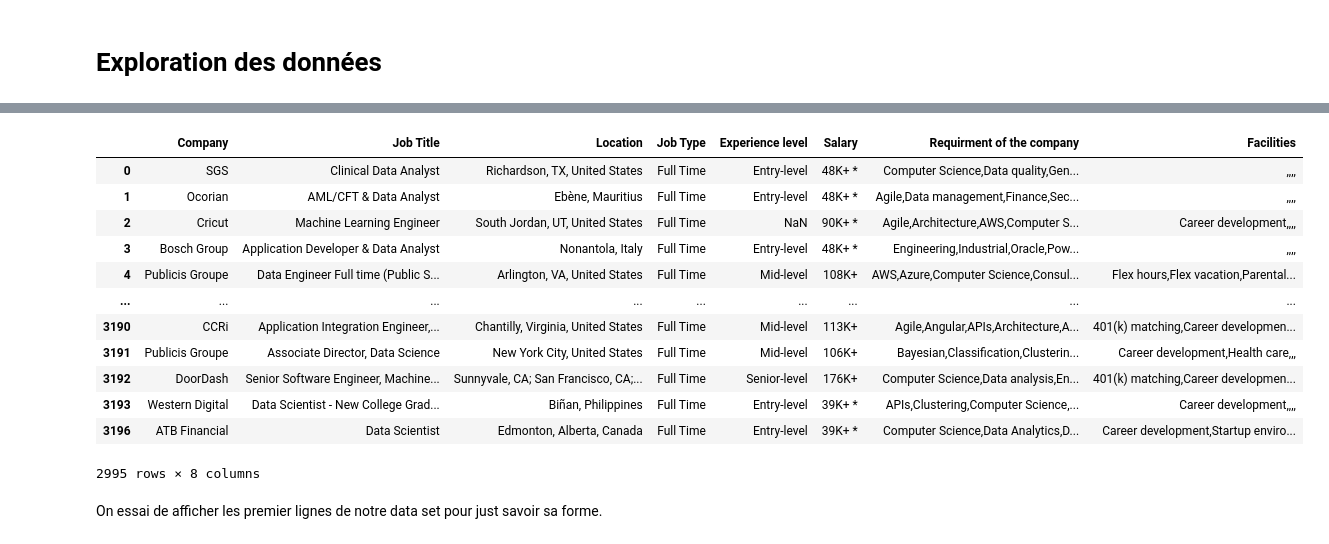
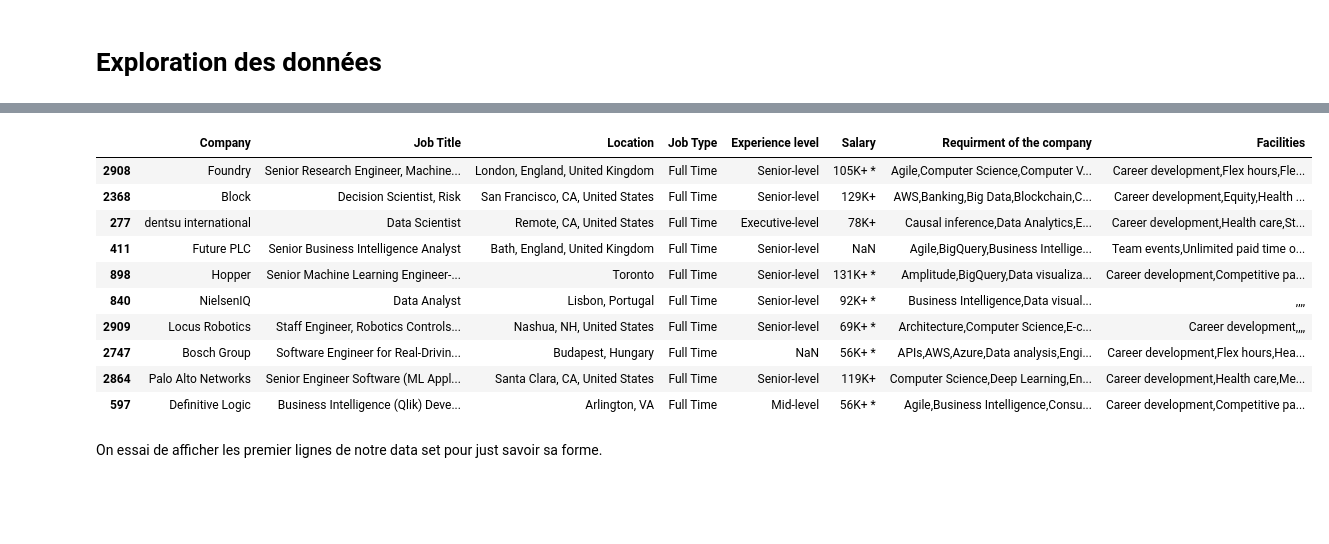
Before and after one commit to elouardyabderrahim/Analyse-des-opportunites-emploi, a Jupyter notebook: dataJob.ipynb, the cells around one changed output, grey strips where cells are left out. Saved outputs shown, nothing was run; the diff lists cells and outputs as text; code cells hidden in the pictures; blank space fills up the shorter version.

```diff
--- a/dataJob.ipynb
+++ b/dataJob.ipynb
@@ -18,21 +18,19 @@ dataFrame.head(10)
 | 8 | Western Digital | Summer 2023 Data Engineering Intern | San Jose, CA, United States | Internship | Entry-level | NaN | Big Data,Computer Science,Enginee... | Career development,Competitive pa... |
 | 9 | Palo Alto Networks | Principal Cloud Data Engineer (Pr... | Santa Clara, CA, United States | Full Time | Senior-level | 140K+ | Agile,APIs,AWS,Azure,Big Data,Com... | Career development,Medical leave,... |
 # %%
-dataFrame
+dataFrame.sample(10)
 # %% [output]
 |  | Company | Job Title | Location | Job Type | Experience level | Salary | Requirment of the company | Facilities |
-| 0 | SGS | Clinical Data Analyst | Richardson, TX, United States | Full Time | Entry-level | 48K+ * | Computer Science,Data quality,Gen... | ,,,, |
-| 1 | Ocorian | AML/CFT & Data Analyst | Ebène, Mauritius | Full Time | Entry-level | 48K+ * | Agile,Data management,Finance,Sec... | ,,,, |
-| 2 | Cricut | Machine Learning Engineer | South Jordan, UT, United States | Full Time | NaN | 90K+ * | Agile,Architecture,AWS,Computer S... | Career development,,,, |
-| 3 | Bosch Group | Application Developer & Data Analyst | Nonantola, Italy | Full Time | Entry-level | 48K+ * | Engineering,Industrial,Oracle,Pow... | ,,,, |
-| 4 | Publicis Groupe | Data Engineer Full time (Public S... | Arlington, VA, United States | Full Time | Mid-level | 108K+ | AWS,Azure,Computer Science,Consul... | Flex hours,Flex vacation,Parental... |
-| ... | ... | ... | ... | ... | ... | ... | ... | ... |
-| 3190 | CCRi | Application Integration Engineer,... | Chantilly, Virginia, United States | Full Time | Mid-level | 113K+ | Agile,Angular,APIs,Architecture,A... | 401(k) matching,Career developmen... |
-| 3191 | Publicis Groupe | Associate Director, Data Science | New York City, United States | Full Time | Mid-level | 106K+ | Bayesian,Classification,Clusterin... | Career development,Health care,,, |
-| 3192 | DoorDash | Senior Software Engineer, Machine... | Sunnyvale, CA; San Francisco, CA;... | Full Time | Senior-level | 176K+ | Computer Science,Data analysis,En... | 401(k) matching,Career developmen... |
-| 3193 | Western Digital | Data Scientist - New College Grad... | Biñan, Philippines | Full Time | Entry-level | 39K+ * | APIs,Clustering,Computer Science,... | Career development,,,, |
-| 3196 | ATB Financial | Data Scientist | Edmonton, Alberta, Canada | Full Time | Entry-level | 39K+ * | Computer Science,Data Analytics,D... | Career development,Startup enviro... |
+| 2908 | Foundry | Senior Research Engineer, Machine... | London, England, United Kingdom | Full Time | Senior-level | 105K+ * | Agile,Computer Science,Computer V... | Career development,Flex hours,Fle... |
+| 2368 | Block | Decision Scientist, Risk | San Francisco, CA, United States | Full Time | Senior-level | 129K+ | AWS,Banking,Big Data,Blockchain,C... | Career development,Equity,Health ... |
+| 277 | dentsu international | Data Scientist | Remote, CA, United States | Full Time | Executive-level | 78K+ | Causal inference,Data Analytics,E... | Career development,Health care,St... |
+| 411 | Future PLC | Senior Business Intelligence Analyst | Bath, England, United Kingdom | Full Time | Senior-level | NaN | Agile,BigQuery,Business Intellige... | Team events,Unlimited paid time o... |
+| 898 | Hopper | Senior Machine Learning Engineer-... | Toronto | Full Time | Senior-level | 131K+ * | Amplitude,BigQuery,Data visualiza... | Career development,Competitive pa... |
+| 840 | NielsenIQ | Data Analyst | Lisbon, Portugal | Full Time | Senior-level | 92K+ * | Business Intelligence,Data visual... | ,,,, |
+| 2909 | Locus Robotics | Staff Engineer, Robotics Controls... | Nashua, NH, United States | Full Time | Senior-level | 69K+ * | Architecture,Computer Science,E-c... | Career development,,,, |
+| 2747 | Bosch Group | Software Engineer for Real-Drivin... | Budapest, Hungary | Full Time | NaN | 56K+ * | APIs,AWS,Azure,Data analysis,Engi... | Career development,Flex hours,Hea... |
+| 2864 | Palo Alto Networks | Senior Engineer Software (ML Appl... | Santa Clara, CA, United States | Full Time | Senior-level | 119K+ | Computer Science,Deep Learning,En... | Career development,Health care,Me... |
+| 597 | Definitive Logic | Business Intelligence (Qlik) Deve... | Arlington, VA | Full Time | Mid-level | 56K+ * | Agile,Business Intelligence,Consu... | Career development,Competitive pa... |
-2995 rows × 8 columns
 # %% [markdown]
 On essai de afficher les premier lignes de notre data set pour just savoir sa forme.
 # %% [markdown]
```
Also changed, not shown: parts of 10 cells of this notebook.
